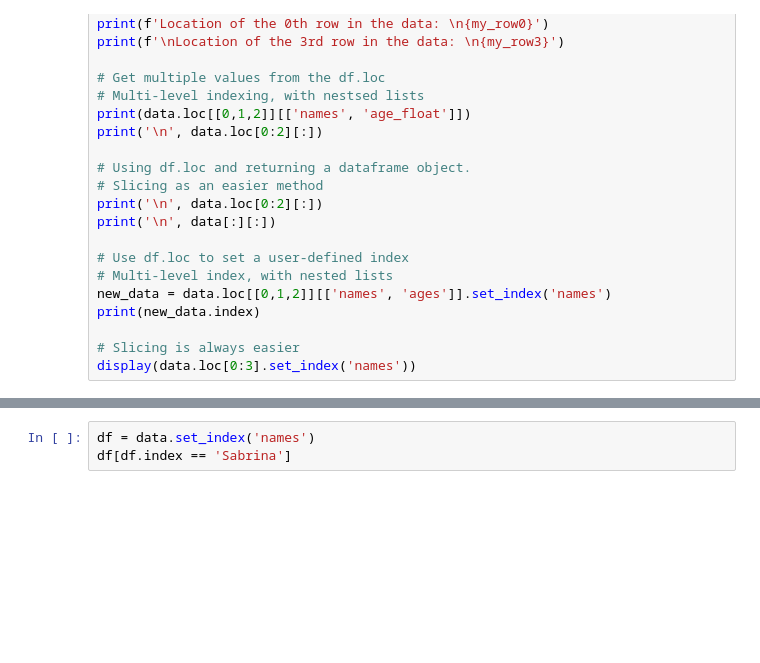
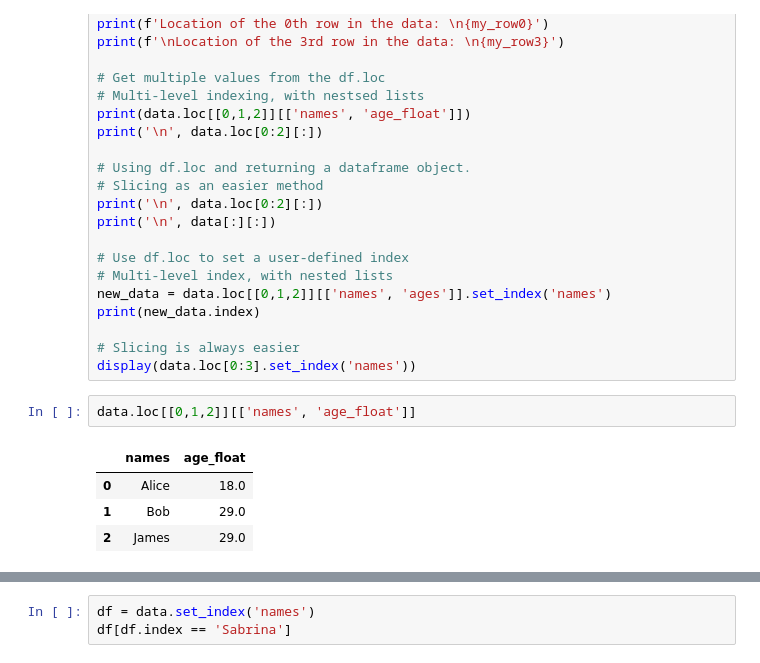
Before and after one commit to nargis-akhter/CodingTempleBootcamp, a Jupyter notebook: week 3/python day 4/alex's notebook.ipynb, the cells around one changed output, grey strips where cells are left out. Cells and saved outputs as stored; diff of their text form; blank space fills up the shorter version.

```diff
--- a/week 3/python day 4/alex's notebook.ipynb
+++ b/week 3/python day 4/alex's notebook.ipynb
@@ -238,3 +295,10 @@ print(new_data.index)
 
 # Slicing is always easier
 display(data.loc[0:3].set_index('names'))
+# %%
+data.loc[[0,1,2]][['names', 'age_float']]
+# %% [output]
+|  | names | age_float |
+| 0 | Alice | 18.0 |
+| 1 | Bob | 29.0 |
+| 2 | James | 29.0 |
```
Also changed, not shown: parts of 12 cells of this notebook, 41 other files.
